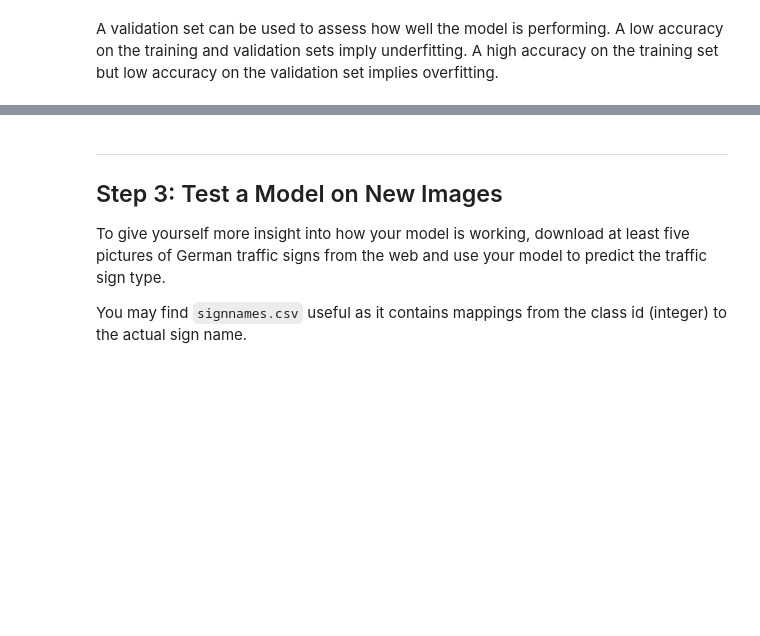
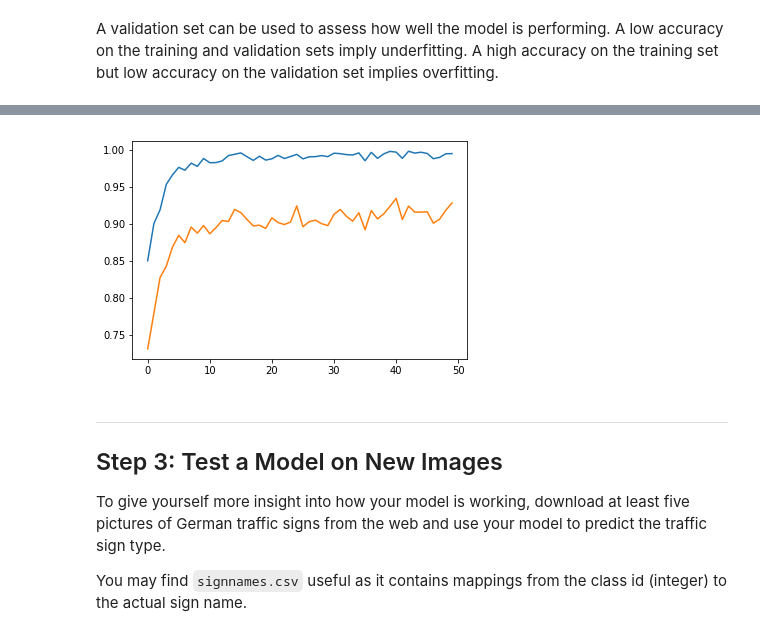
Before and after one commit to mibrahimali/CarND-Traffic-Sign-Classifier-P2, a Jupyter notebook: Traffic_Sign_Classifier.ipynb, the cells around one changed output, grey strips where cells are left out. Drawn from its saved outputs; the diff is of its cells as text; code cells hidden in the pictures; blank space fills up the shorter version.

Commit message:
finish initial pipeline

```diff
--- a/Traffic_Sign_Classifier.ipynb
+++ b/Traffic_Sign_Classifier.ipynb
@@ -154,8 +169,8 @@ X_train, y_train = shuffle(X_train, y_train)
 
 import tensorflow as tf
 
-EPOCHS = 10
-BATCH_SIZE = 128
+EPOCHS = 50
+BATCH_SIZE = 64
 # %% [markdown]
 ### Model Architecture
 # %%
@@ -293,0 +271,26 @@ Model saved
+# %%
+#training phase
+with tf.Session() as sess:
+    sess.run(tf.global_variables_initializer())
+    num_examples = len(X_train)
+    training_accuracy = []
+    validation_accuracy = []
+    print("Training...")
+    print()
+    for i in range(EPOCHS):
+        X_train, y_train = shuffle(X_train, y_train)
+        for offset in range(0, num_examples, BATCH_SIZE):
+            end = offset + BATCH_SIZE
+            batch_x, batch_y = X_train[offset:end], y_train[offset:end]
+            sess.run(training_operation, feed_dict={x: batch_x, y: batch_y})
+
+        training_accuracy.append(evaluate(X_train, y_train))
+        validation_accuracy.append(evaluate(X_valid, y_valid))
+
+        print("EPOCH {} ...".format(i+1))
+        print("Training Accuracy = {:.3f}".format(training_accuracy[-1]))
+        print("Validation Accuracy = {:.3f}".format(validation_accuracy[-1]))
+        print()
+
+    saver.save(sess, './lenet')
+    print("Model saved")
@@ -294,3 +315,9 @@ Model saved
+# %%
+plt.plot(training_accuracy)
+plt.plot(validation_accuracy)
+plt.show()
+# %% [output]
+[figure, added]
 # %% [markdown]
 ---
 
```
Also changed, not shown: parts of 12 cells of this notebook, 8 other files.
